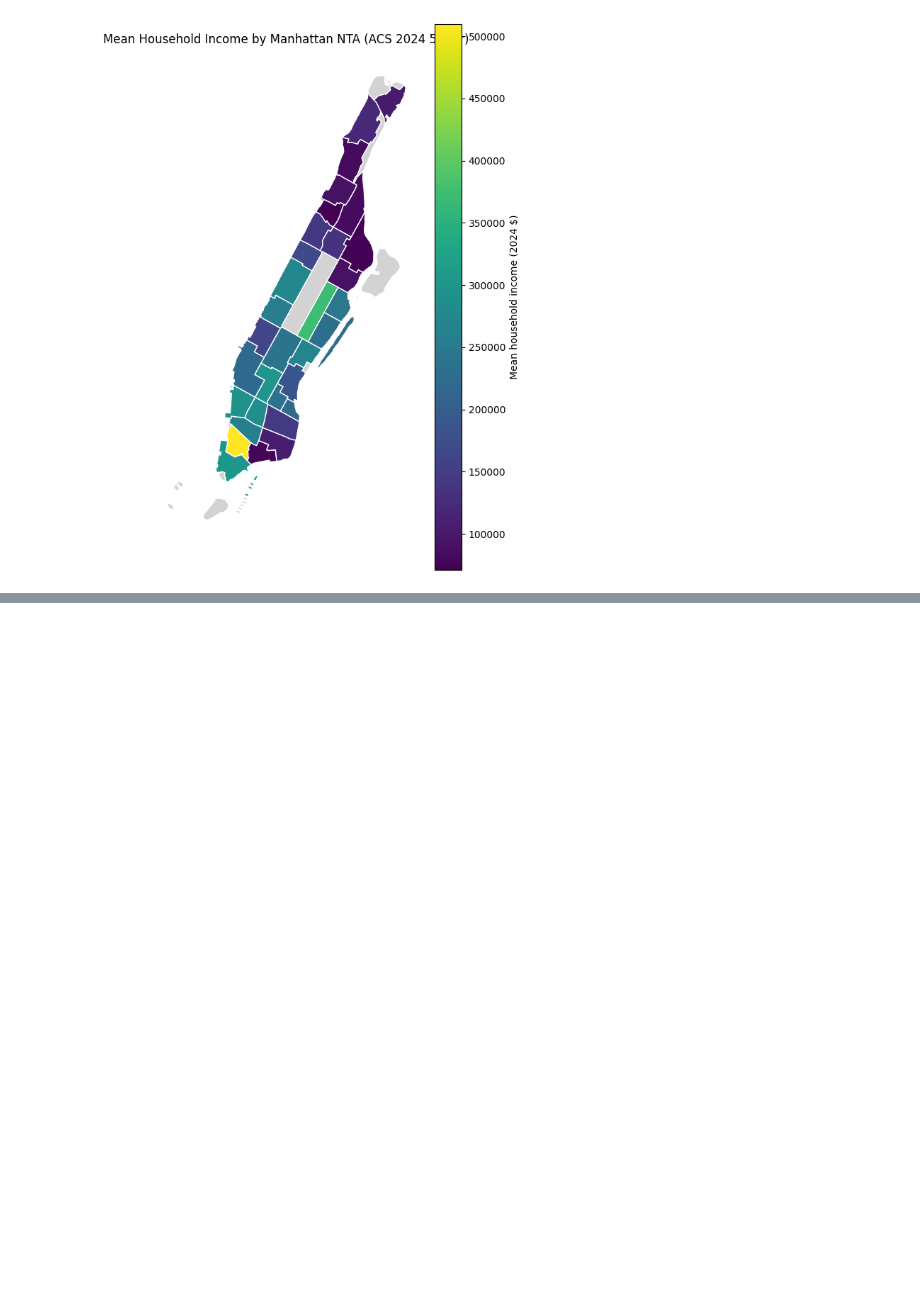
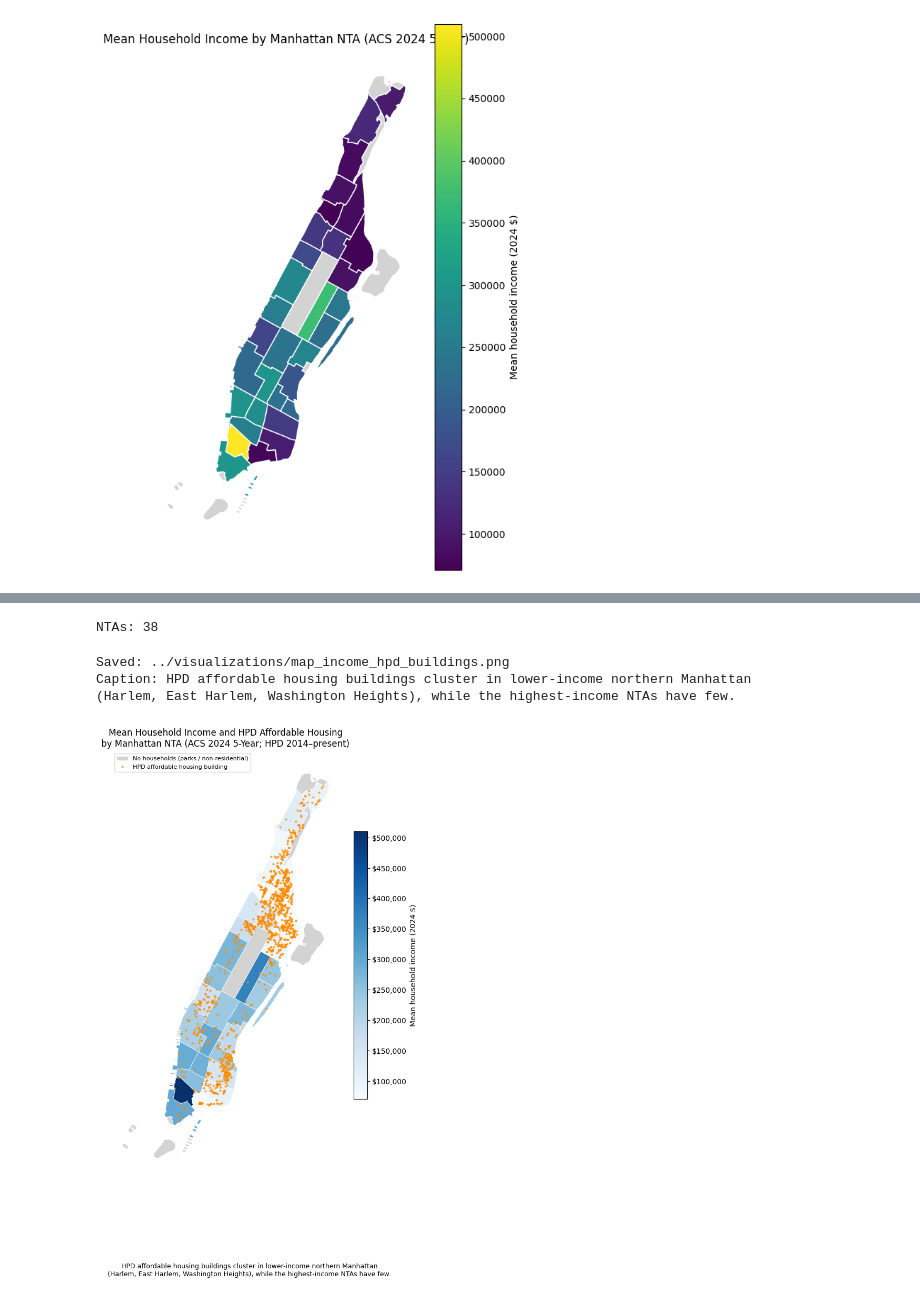
Before and after one commit to aashnijoshi/manhattan-housing-affordability, a Jupyter notebook: notebooks/01_analysis.ipynb, the cells around one changed output, grey strips where cells are left out. Drawn from its saved outputs; the diff is of its cells as text; code cells hidden in the pictures; blank space fills up the shorter version.

Commit message:
figures update

```diff
--- a/notebooks/01_analysis.ipynb
+++ b/notebooks/01_analysis.ipynb
@@ -485,0 +490,55 @@ ax.set_axis_off()
+# %%
+import matplotlib.pyplot as plt
+
+FIGURES = Path("../visualizations")
+FIGURES.mkdir(exist_ok=True)
+
+def save_figure(fig, filename, caption):
+    """Add a one-sentence caption under the figure, save it to visualizations/, and print the caption."""
+    fig.text(0.5, -0.02, caption, ha="center", va="top", fontsize=9)
+    fig.savefig(FIGURES / filename, dpi=200, bbox_inches="tight")
+    print("Saved:", FIGURES / filename)
+    print("Caption:", caption)
+
+nta_analysis = nta_income.merge(
+    hpd_by_nta.drop(columns=["NTAName", "geometry"]),
+    on="NTA2020",
+    how="left",
+    validate="one_to_one"
+)
+nta_analysis["affordable_units_per_1000_hh"] = (
+    nta_analysis["affordable_units"] / nta_analysis["total_households"] * 1000
+).where(nta_analysis["total_households"] > 0)
+
+print("NTAs:", len(nta_analysis))
+nta_analysis.drop(columns="geometry").to_csv(PROCESSED / "manhattan_nta_income_hpd.csv", index=False)
+# %% [output]
+NTAs: 38
+# %%
+
+fig, ax = plt.subplots(figsize=(7, 11))
+nta_analysis.plot(
+    column="mean_household_income",
+    cmap="Blues",
+    legend=True,
+    legend_kwds={"label": "Mean household income (2024 $)", "shrink": 0.6, "format": "${x:,.0f}"},
+    missing_kwds={"color": "lightgrey", "label": "No households (parks / non-residential)"},
+    edgecolor="white",
+    linewidth=0.5,
+    ax=ax
+)
+hpd_nta.plot(ax=ax, markersize=4, color="darkorange", alpha=0.7, label="HPD affordable housing building")
+ax.legend(loc="upper left", fontsize=8)
+ax.set_title("Mean Household Income and HPD Affordable Housing\nby Manhattan NTA (ACS 2024 5-Year; HPD 2014–present)")
+ax.set_axis_off()
+save_figure(
+    fig, "map_income_hpd_buildings.png",
+    "HPD affordable housing buildings cluster in lower-income northern Manhattan\n"
+    "(Harlem, East Harlem, Washington Heights), while the highest-income NTAs have few."
+)
+plt.show()
+# %% [output]
+Saved: ../visualizations/map_income_hpd_buildings.png
+Caption: HPD affordable housing buildings cluster in lower-income northern Manhattan
+(Harlem, East Harlem, Washington Heights), while the highest-income NTAs have few.
+[figure, added]
```
Also changed, not shown: parts of 5 cells of this notebook, 11 other files.
